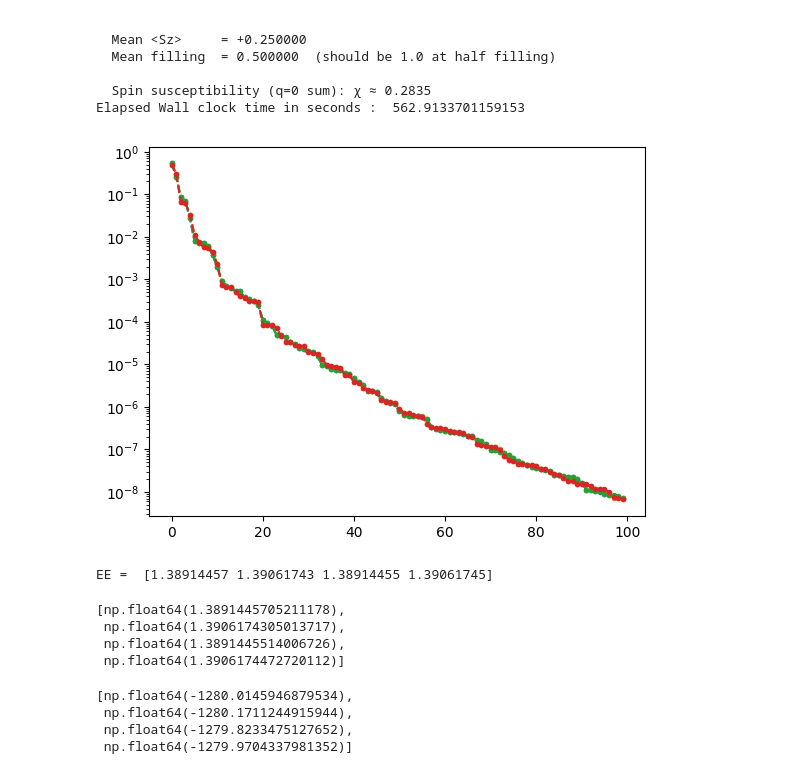
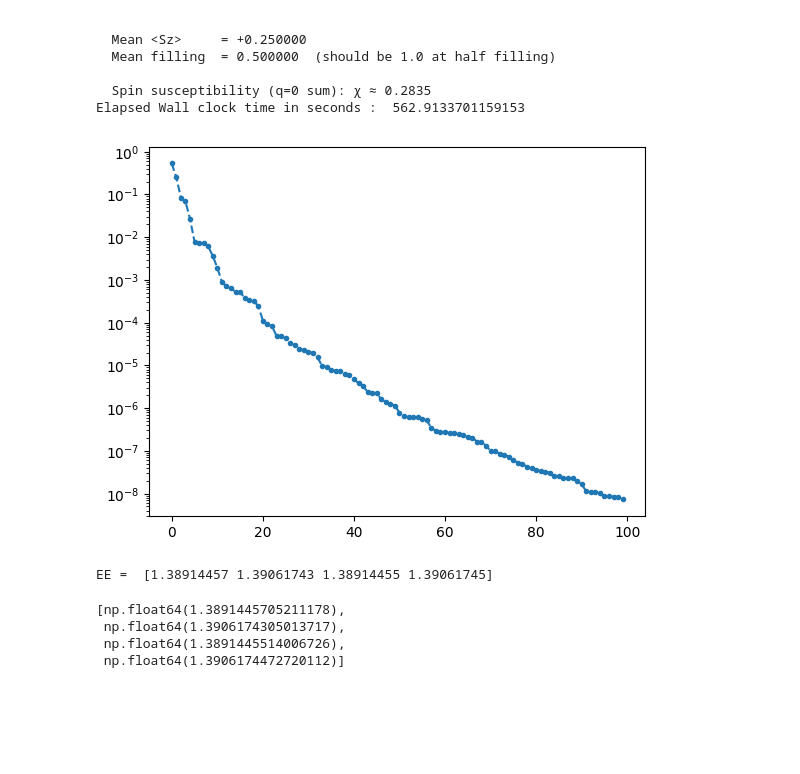
Before and after one commit to aravindhshankar/Spin1LongRangeOrder.jl, a Jupyter notebook: python/notebooks/tryFMconv.ipynb, the cells around one changed output. Cells and saved outputs as stored; diff of their text form; code cells hidden in the pictures; blank space fills up the shorter version.

```diff
--- a/python/notebooks/tryFMconv.ipynb
+++ b/python/notebooks/tryFMconv.ipynb
@@ -151,10 +152,10 @@ Unit-cell observables:
   Spin susceptibility (q=0 sum): χ ≈ 0.2835
 Elapsed Wall clock time in seconds :  562.9133701159153
 # %%
-for i in range(4):
+for i in [2]:
     plt.semilogy(np.exp(-np.array(psi.entanglement_spectrum()))[i], ls='--', marker='.')
 # %% [output]
-[figure, old version]
+[figure, new version]
 # %%
 print("EE = ", psi.entanglement_entropy())
 [np.sum(np.exp(-es)*es) for es in psi.entanglement_spectrum()]
@@ -164,10 +165,3 @@ EE =  [1.38914457 1.39061743 1.38914455 1.39061745]
  np.float64(1.3906174305013717),
  np.float64(1.3891445514006726),
  np.float64(1.3906174472720112)]
-# %%
-[-np.sum(psi.entanglement_spectrum()[i]) for i in range(4)]
-# %% [output]
-[np.float64(-1280.0145946879534),
- np.float64(-1280.1711244915944),
- np.float64(-1279.8233475127652),
- np.float64(-1279.9704337981352)]
```
Also changed, not shown: parts of 3 cells of this notebook, 1 other file.
